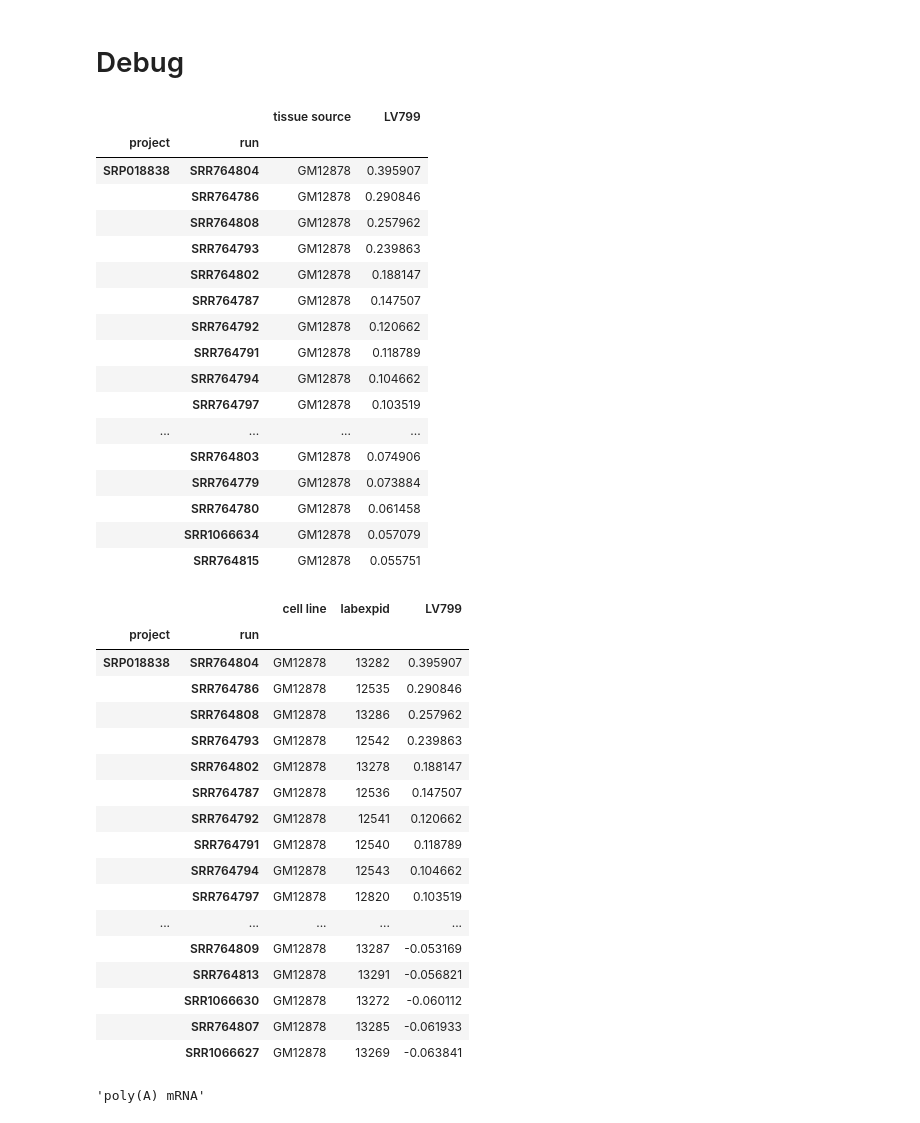
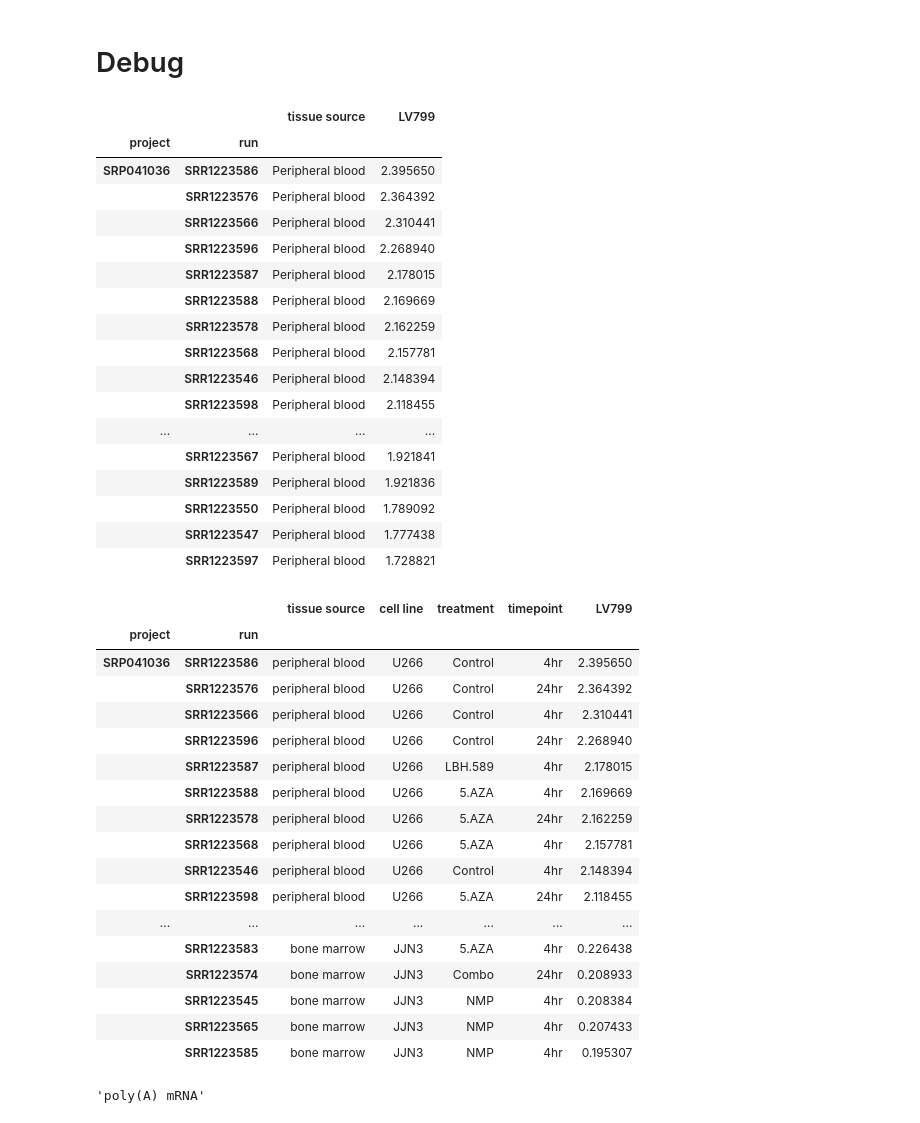
Before and after one commit to pivlab/phenoplier, a Jupyter notebook: projects/asthma-copd/nbs/35_gls_lvs_analyses/05-lv_cell_types/11-LV799-cell_types.ipynb, the cells around one changed output. Cells and saved outputs as stored; diff of their text form; code cells hidden in the pictures.

```diff
--- a/projects/asthma-copd/nbs/35_gls_lvs_analyses/05-lv_cell_types/11-LV799-cell_types.ipynb
+++ b/projects/asthma-copd/nbs/35_gls_lvs_analyses/05-lv_cell_types/11-LV799-cell_types.ipynb
@@ -392,53 +400,53 @@ with sns.plotting_context("paper", font_scale=2.5), sns.axes_style("whitegrid"):
 with pd.option_context(
     "display.max_rows", None, "display.max_columns", None, "display.max_colwidth", None
 ):
-    _tmp = final_plot_data[final_plot_data[SELECTED_ATTRIBUTE].str.contains("GM1287")].sort_values(LV_NAME, ascending=False)
+    _tmp = final_plot_data[final_plot_data[SELECTED_ATTRIBUTE].str.contains("^Peripheral blood$")].sort_values(LV_NAME, ascending=False)
     display(_tmp.head(20))
 # %% [output]
 |  |  | tissue source | LV799 |
 | project | run |  |  |
-| SRP018838 | SRR764804 | GM12878 | 0.395907 |
-|  | SRR764786 | GM12878 | 0.290846 |
-|  | SRR764808 | GM12878 | 0.257962 |
-|  | SRR764793 | GM12878 | 0.239863 |
-|  | SRR764802 | GM12878 | 0.188147 |
-|  | SRR764787 | GM12878 | 0.147507 |
-|  | SRR764792 | GM12878 | 0.120662 |
-|  | SRR764791 | GM12878 | 0.118789 |
-|  | SRR764794 | GM12878 | 0.104662 |
-|  | SRR764797 | GM12878 | 0.103519 |
+| SRP041036 | SRR1223586 | Peripheral blood | 2.395650 |
+|  | SRR1223576 | Peripheral blood | 2.364392 |
+|  | SRR1223566 | Peripheral blood | 2.310441 |
+|  | SRR1223596 | Peripheral blood | 2.268940 |
+|  | SRR1223587 | Peripheral blood | 2.178015 |
+|  | SRR1223588 | Peripheral blood | 2.169669 |
+|  | SRR1223578 | Peripheral blood | 2.162259 |
+|  | SRR1223568 | Peripheral blood | 2.157781 |
+|  | SRR1223546 | Peripheral blood | 2.148394 |
+|  | SRR1223598 | Peripheral blood | 2.118455 |
 | ... | ... | ... | ... |
-|  | SRR764803 | GM12878 | 0.074906 |
-|  | SRR764779 | GM12878 | 0.073884 |
-|  | SRR764780 | GM12878 | 0.061458 |
-|  | SRR1066634 | GM12878 | 0.057079 |
-|  | SRR764815 | GM12878 | 0.055751 |
+|  | SRR1223567 | Peripheral blood | 1.921841 |
+|  | SRR1223589 | Peripheral blood | 1.921836 |
+|  | SRR1223550 | Peripheral blood | 1.789092 |
+|  | SRR1223547 | Peripheral blood | 1.777438 |
+|  | SRR1223597 | Peripheral blood | 1.728821 |
 # %%
 # what is there in these projects?
-_tmp = lv_data.loc[["SRP018838"]].dropna(how="all", axis=1).sort_values(
+_tmp = lv_data.loc[["SRP041036"]].dropna(how="all", axis=1).sort_values(
     LV_NAME, ascending=False
 )
 
 display(_tmp.head(60))
 # %% [output]
-|  |  | cell line | labexpid | LV799 |
-| project | run |  |  |  |
-| SRP018838 | SRR764804 | GM12878 | 13282 | 0.395907 |
-|  | SRR764786 | GM12878 | 12535 | 0.290846 |
-|  | SRR764808 | GM12878 | 13286 | 0.257962 |
-|  | SRR764793 | GM12878 | 12542 | 0.239863 |
-|  | SRR764802 | GM12878 | 13278 | 0.188147 |
-|  | SRR764787 | GM12878 | 12536 | 0.147507 |
-|  | SRR764792 | GM12878 | 12541 | 0.120662 |
-|  | SRR764791 | GM12878 | 12540 | 0.118789 |
-|  | SRR764794 | GM12878 | 12543 | 0.104662 |
-|  | SRR764797 | GM12878 | 12820 | 0.103519 |
-| ... | ... | ... | ... | ... |
-|  | SRR764809 | GM12878 | 13287 | -0.053169 |
-|  | SRR764813 | GM12878 | 13291 | -0.056821 |
-|  | SRR1066630 | GM12878 | 13272 | -0.060112 |
-|  | SRR764807 | GM12878 | 13285 | -0.061933 |
-|  | SRR1066627 | GM12878 | 13269 | -0.063841 |
+|  |  | tissue source | cell line | treatment | timepoint | LV799 |
+| project | run |  |  |  |  |  |
+| SRP041036 | SRR1223586 | peripheral blood | U266 | Control | 4hr | 2.395650 |
+|  | SRR1223576 | peripheral blood | U266 | Control | 24hr | 2.364392 |
+|  | SRR1223566 | peripheral blood | U266 | Control | 4hr | 2.310441 |
+|  | SRR1223596 | peripheral blood | U266 | Control | 24hr | 2.268940 |
+|  | SRR1223587 | peripheral blood | U266 | LBH.589 | 4hr | 2.178015 |
+|  | SRR1223588 | peripheral blood | U266 | 5.AZA | 4hr | 2.169669 |
+|  | SRR1223578 | peripheral blood | U266 | 5.AZA | 24hr | 2.162259 |
+|  | SRR1223568 | peripheral blood | U266 | 5.AZA | 4hr | 2.157781 |
+|  | SRR1223546 | peripheral blood | U266 | Control | 4hr | 2.148394 |
+|  | SRR1223598 | peripheral blood | U266 | 5.AZA | 24hr | 2.118455 |
+| ... | ... | ... | ... | ... | ... | ... |
+|  | SRR1223583 | bone marrow | JJN3 | 5.AZA | 4hr | 0.226438 |
+|  | SRR1223574 | bone marrow | JJN3 | Combo | 24hr | 0.208933 |
+|  | SRR1223545 | bone marrow | JJN3 | NMP | 4hr | 0.208384 |
+|  | SRR1223565 | bone marrow | JJN3 | NMP | 4hr | 0.207433 |
+|  | SRR1223585 | bone marrow | JJN3 | NMP | 4hr | 0.195307 |
 # %%
 _tmp.iloc[0]["sample type"]
 # %% [output]
```
Also changed, not shown: parts of 3 cells of this notebook, 9 other files.
